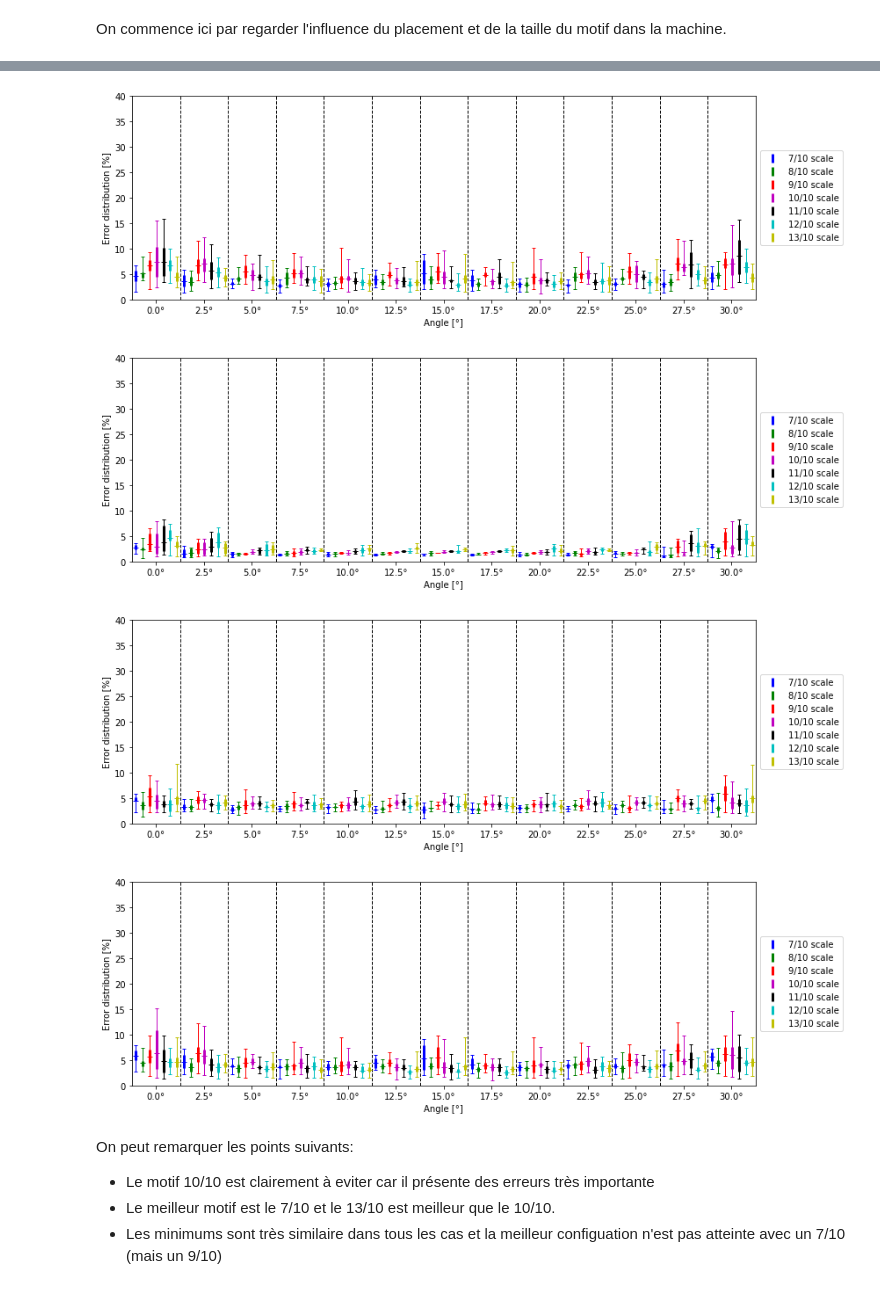
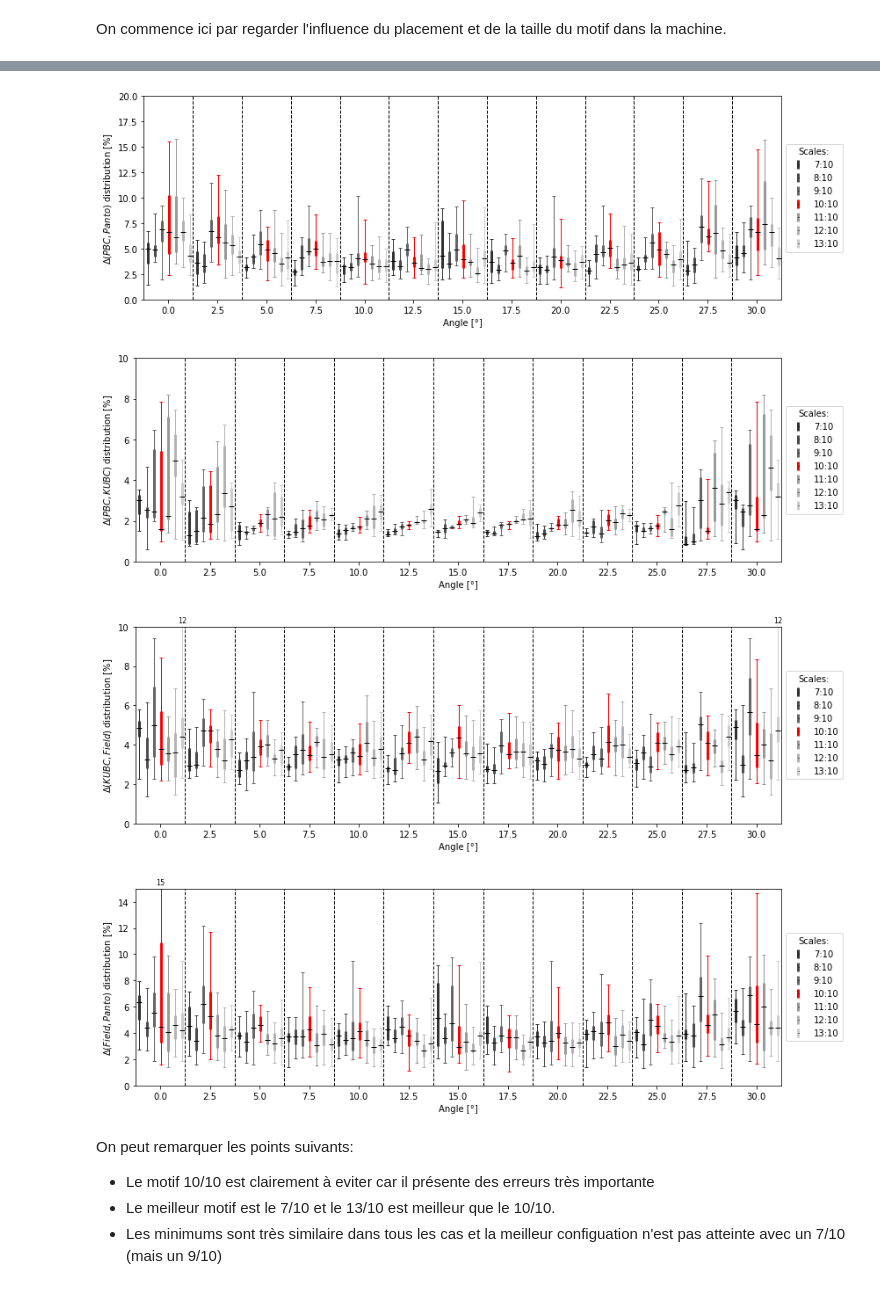
Before and after one commit to h06e/abakubc, a Jupyter notebook: utilities/tria_study.ipynb, the cells around one changed output, grey strips where cells are left out. Drawn from its saved outputs; the diff is of its cells as text; code cells hidden in the pictures.

Commit message:
plots notebooks

```diff
--- a/utilities/tria_study.ipynb
+++ b/utilities/tria_study.ipynb
@@ -24,12 +24,12 @@ Lecture des données réalisée en 0.56961s
 # %% [markdown]
 On commence ici par regarder l'influence du placement et de la taille du motif dans la machine.
 # %%
-plot_map_theta_size(data, (12, 7, 10, 5),eoi=(0,3), angle_max=30.0, ymax=40, loop=True)
-plt.savefig('images/map_tria_eoi_03.eps')
-plot_map_theta_size(data, (12, 7, 10, 5),eoi=(0,1), angle_max=30.0, ymax=40, loop=True)
-plt.savefig('images/map_tria_eoi_01.eps')
-plot_map_theta_size(data, (12, 7, 10, 5),eoi=(1,2), angle_max=30.0, ymax=40, loop=True)
-plt.savefig('images/map_tria_eoi_12.eps')
-plot_map_theta_size(data, (12, 7, 10, 5),eoi=(2,3), angle_max=30.0, ymax=40, loop=True)
-plt.savefig('images/map_tria_eoi_23.eps')
+plot_map_theta_size(data, (12, 7, 10, 5),eoi=(0,3), angle_max=30.0, ymax=20, error=r'$\Delta (PBC,Panto)$', loop=True)
+plt.savefig('images/map_tria_eoi_03.pdf')
+plot_map_theta_size(data, (12, 7, 10, 5),eoi=(0,1), angle_max=30.0, ymax=10, error=r'$\Delta (PBC,KUBC)$', loop=True)
+plt.savefig('images/map_tria_eoi_01.pdf')
+plot_map_theta_size(data, (12, 7, 10, 5),eoi=(1,2), angle_max=30.0, ymax=10, error=r'$\Delta (KUBC,Field)$', loop=True)
+plt.savefig('images/map_tria_eoi_12.pdf')
+plot_map_theta_size(data, (12, 7, 10, 5),eoi=(2,3), angle_max=30.0, ymax=15, error=r'$\Delta (Field,Panto)$', loop=True)
+plt.savefig('images/map_tria_eoi_23.pdf')
 # %% [output]
@@ -44,7 +36,7 @@ The PostScript backend does not support transparency; partially transparent arti
-[figure, old version]
+[figure, new version]
-[figure, old version]
+[figure, new version]
-[figure, old version]
+[figure, new version]
-[figure, old version]
+[figure, new version]
 # %% [markdown]
 On peut remarquer les points suivants:
 - Le motif 10/10 est clairement à eviter car il présente des erreurs très importante
```
Also changed, not shown: parts of 3 cells of this notebook, 36 other files.
